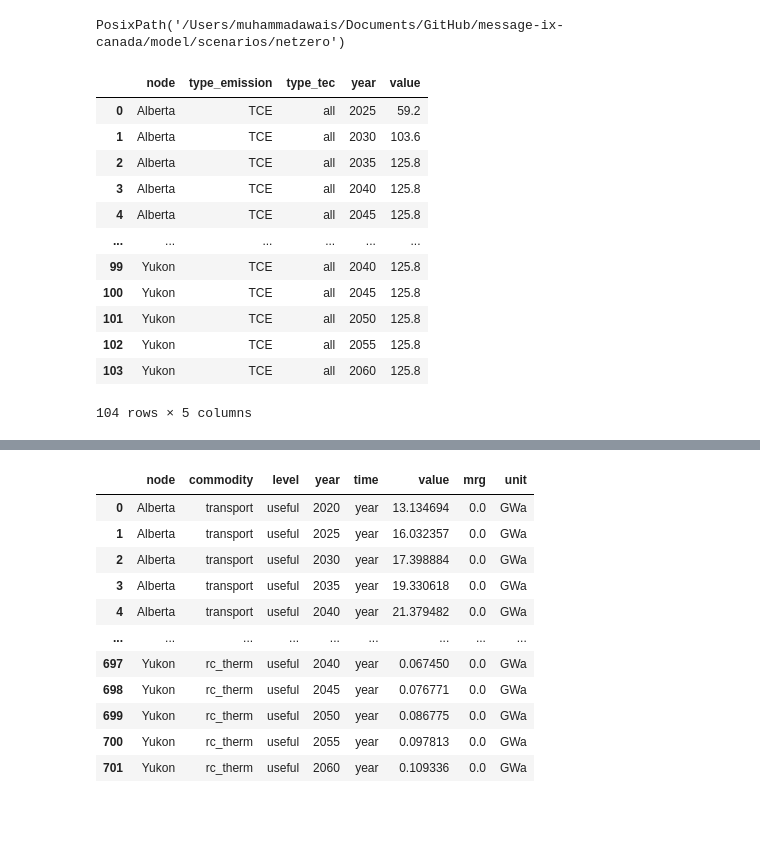
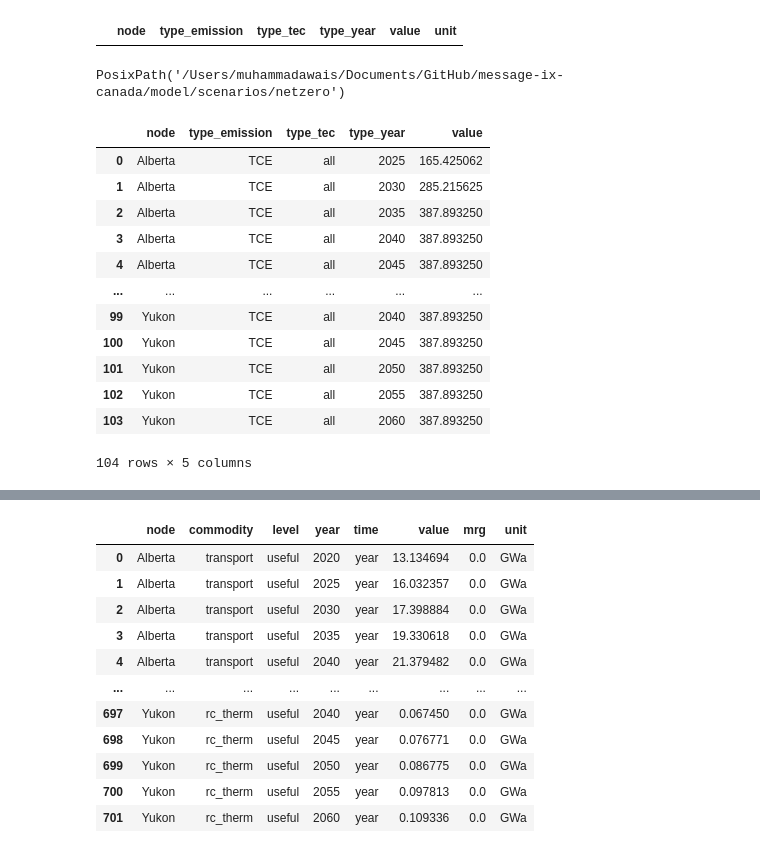
Before and after one commit to awais307/message-ix-canada, a Jupyter notebook: model/notebooks/development_netzero.ipynb, the cells around one changed output, grey strips where cells are left out. Cells and saved outputs as stored; diff of their text form; code cells hidden in the pictures; blank space fills up the shorter version.

```diff
--- a/model/notebooks/development_netzero.ipynb
+++ b/model/notebooks/development_netzero.ipynb
@@ -152,4 +136,8 @@ msg.check_out()
 # msg.add_par('demand', df)
+# %%
+msg_scenario.par('bound_emission')
+# %% [output]
+|  | node | type_emission | type_tec | type_year | value | unit |
 # %%
 msg.remove_par('bound_emission', df_bound)
 # %%
@@ -176,20 +163,20 @@ PosixPath('/Users/muhammadawais/Documents/GitHub/message-ix-canada/model/scenari
 # %%
 import pandas as pd
 
-df = pd.read_csv(path/'tax_emission.csv')
+df = pd.read_csv('/Users/muhammadawais/Documents/GitHub/message-ix-canada/model/scenarios/netzero/tax_emission.csv')
-# %%
-df_bound
-# %% [output]
-|  | node | type_emission | type_tec | year | value |
-| 0 | Alberta | TCE | all | 2025 | 59.2 |
-| 1 | Alberta | TCE | all | 2030 | 103.6 |
-| 2 | Alberta | TCE | all | 2035 | 125.8 |
-| 3 | Alberta | TCE | all | 2040 | 125.8 |
-| 4 | Alberta | TCE | all | 2045 | 125.8 |
-| ... | ... | ... | ... | ... | ... |
-| 99 | Yukon | TCE | all | 2040 | 125.8 |
-| 100 | Yukon | TCE | all | 2045 | 125.8 |
-| 101 | Yukon | TCE | all | 2050 | 125.8 |
-| 102 | Yukon | TCE | all | 2055 | 125.8 |
-| 103 | Yukon | TCE | all | 2060 | 125.8 |
-104 rows × 5 columns
+# %%
+df
+# %% [output]
+|  | node | type_emission | type_tec | type_year | value |
+| 0 | Alberta | TCE | all | 2025 | 165.425062 |
+| 1 | Alberta | TCE | all | 2030 | 285.215625 |
+| 2 | Alberta | TCE | all | 2035 | 387.893250 |
+| 3 | Alberta | TCE | all | 2040 | 387.893250 |
+| 4 | Alberta | TCE | all | 2045 | 387.893250 |
+| ... | ... | ... | ... | ... | ... |
+| 99 | Yukon | TCE | all | 2040 | 387.893250 |
+| 100 | Yukon | TCE | all | 2045 | 387.893250 |
+| 101 | Yukon | TCE | all | 2050 | 387.893250 |
+| 102 | Yukon | TCE | all | 2055 | 387.893250 |
+| 103 | Yukon | TCE | all | 2060 | 387.893250 |
+104 rows × 5 columns
```
Also changed, not shown: parts of 37 cells of this notebook, 5 other files.
